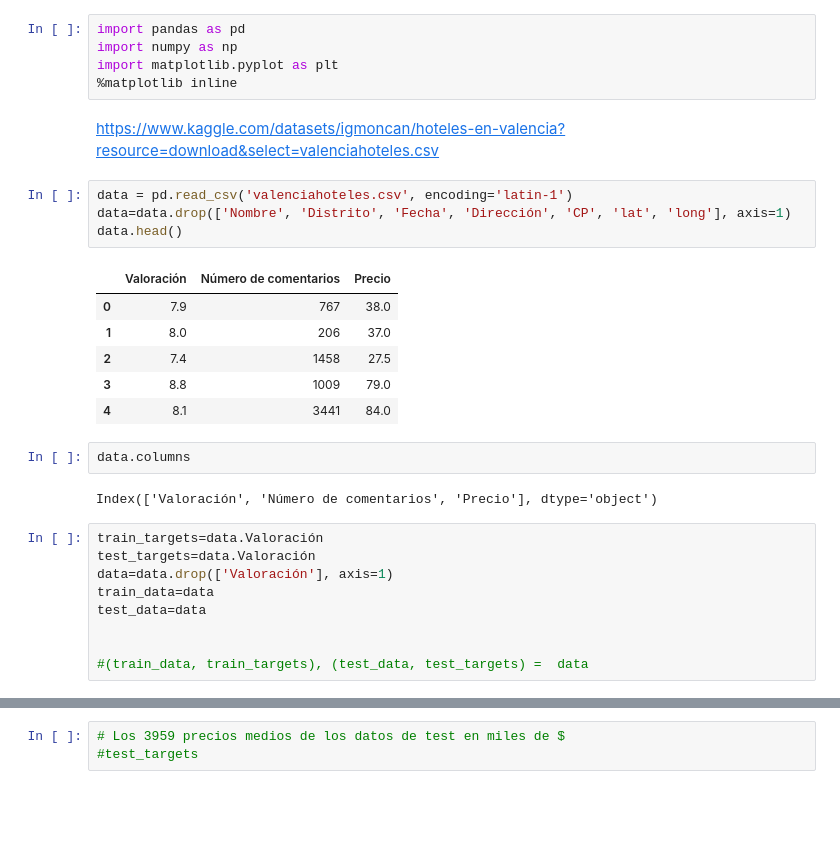
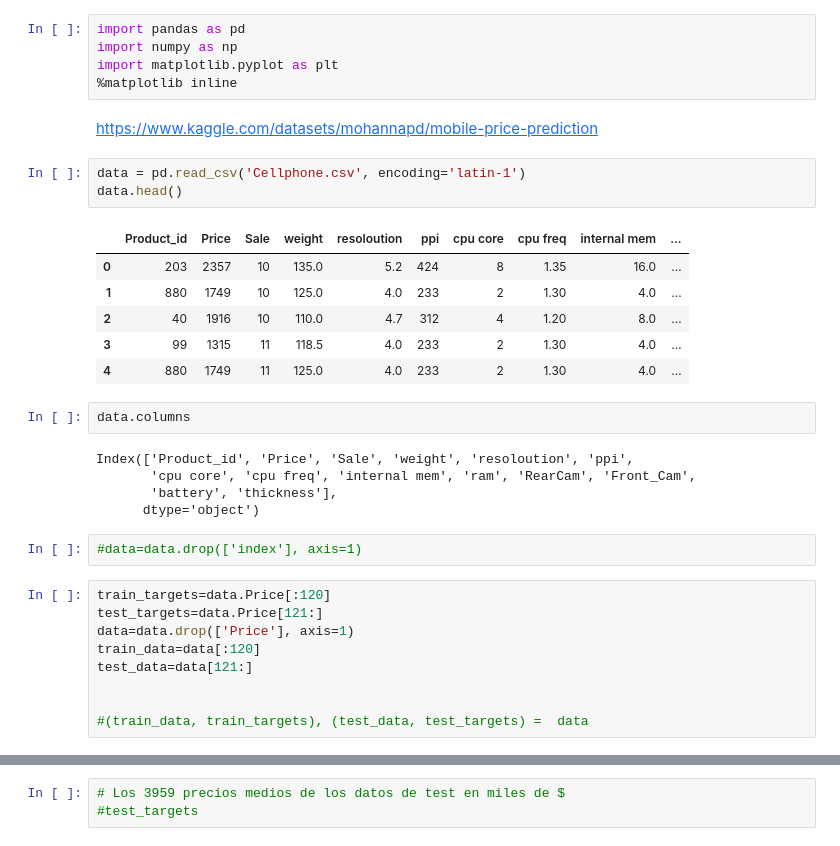
Before and after one commit to elenagonzalezrebollo/AprendizajeAutomatico, a Jupyter notebook: Practica3.ipynb, the cells around one changed output, grey strips where cells are left out. Drawn from its saved outputs; the diff is of its cells as text; blank space fills up the shorter version.

```diff
--- a/Practica3.ipynb
+++ b/Practica3.ipynb
@@ -5,29 +5,33 @@ import pandas as pd
 import numpy as np
 import matplotlib.pyplot as plt
 %matplotlib inline
-# %% [markdown]
-https://www.kaggle.com/datasets/igmoncan/hoteles-en-valencia?resource=download&select=valenciahoteles.csv
+# %% [markdown]
+https://www.kaggle.com/datasets/mohannapd/mobile-price-prediction
 # %%
-data = pd.read_csv('valenciahoteles.csv', encoding='latin-1')
-data=data.drop(['Nombre', 'Distrito', 'Fecha', 'Dirección', 'CP', 'lat', 'long'], axis=1)
+data = pd.read_csv('Cellphone.csv', encoding='latin-1')
 data.head()
 # %% [output]
-|  | Valoración | Número de comentarios | Precio |
-| 0 | 7.9 | 767 | 38.0 |
-| 1 | 8.0 | 206 | 37.0 |
-| 2 | 7.4 | 1458 | 27.5 |
-| 3 | 8.8 | 1009 | 79.0 |
-| 4 | 8.1 | 3441 | 84.0 |
+|  | Product_id | Price | Sale | weight | resoloution | ppi | cpu core | cpu freq | internal mem | ... |
+| 0 | 203 | 2357 | 10 | 135.0 | 5.2 | 424 | 8 | 1.35 | 16.0 | ... |
+| 1 | 880 | 1749 | 10 | 125.0 | 4.0 | 233 | 2 | 1.30 | 4.0 | ... |
+| 2 | 40 | 1916 | 10 | 110.0 | 4.7 | 312 | 4 | 1.20 | 8.0 | ... |
+| 3 | 99 | 1315 | 11 | 118.5 | 4.0 | 233 | 2 | 1.30 | 4.0 | ... |
+| 4 | 880 | 1749 | 11 | 125.0 | 4.0 | 233 | 2 | 1.30 | 4.0 | ... |
 # %%
 data.columns
 # %% [output]
-Index(['Valoración', 'Número de comentarios', 'Precio'], dtype='object')
+Index(['Product_id', 'Price', 'Sale', 'weight', 'resoloution', 'ppi',
+       'cpu core', 'cpu freq', 'internal mem', 'ram', 'RearCam', 'Front_Cam',
+       'battery', 'thickness'],
+      dtype='object')
+# %%
+#data=data.drop(['index'], axis=1)
 # %%
-train_targets=data.Valoración
-test_targets=data.Valoración
-data=data.drop(['Valoración'], axis=1)
-train_data=data
-test_data=data
+train_targets=data.Price[:120]
+test_targets=data.Price[121:]
+data=data.drop(['Price'], axis=1)
+train_data=data[:120]
+test_data=data[121:]
 
 
 #(train_data, train_targets), (test_data, test_targets) =  data
```
Also changed, not shown: parts of 16 cells of this notebook.
